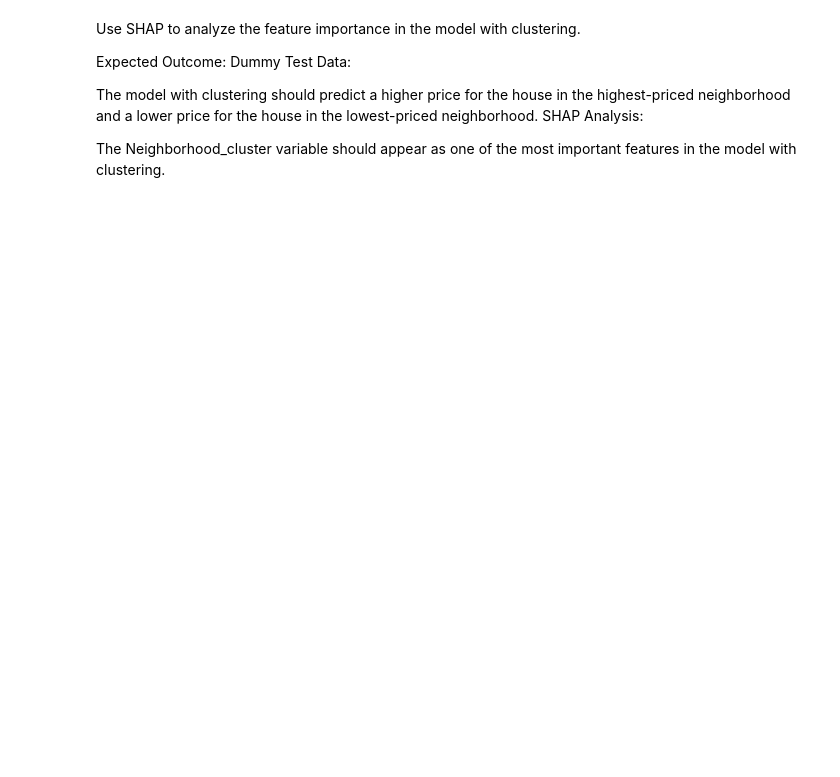
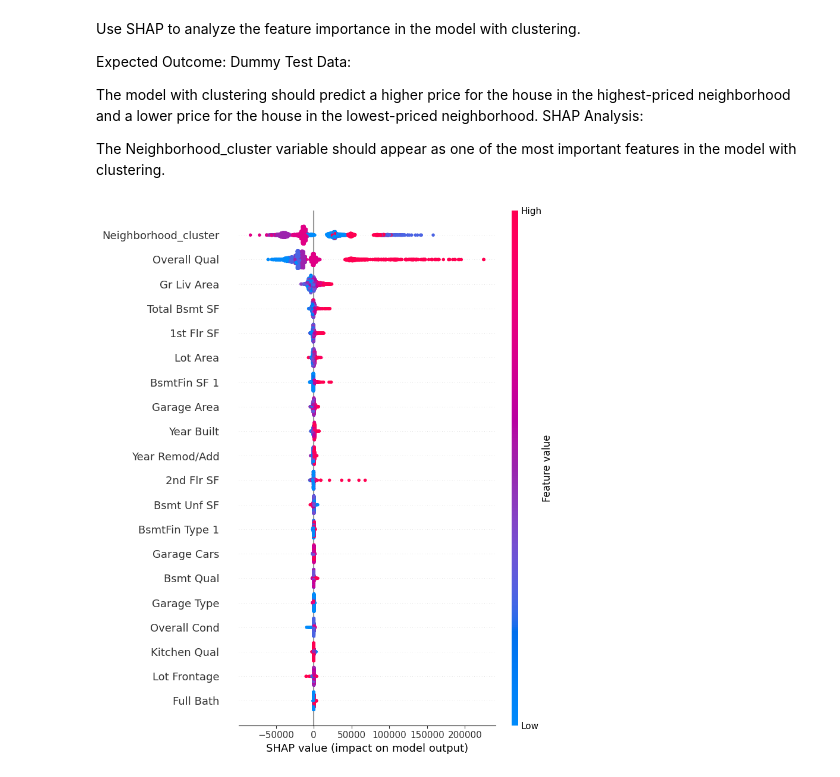
Before and after one commit to M0KANE/ML_HousePriceAssignment, a Jupyter notebook: ML_HousePriceNotebook.ipynb, the cells around one changed output. Saved outputs shown, nothing was run; the diff lists cells and outputs as text; code cells hidden in the pictures; blank space fills up the shorter version.

```diff
--- a/ML_HousePriceNotebook.ipynb
+++ b/ML_HousePriceNotebook.ipynb
@@ -579,0 +531,29 @@ shap.summary_plot(shap_values, X_with_cluster)
+# %%
+import shap
+from sklearn.ensemble import RandomForestRegressor
+
+# Train model without clustering
+model_without_cluster = RandomForestRegressor(random_state=42)
+model_without_cluster.fit(X_without_cluster, y)
+
+# Train model with clustering
+model_with_cluster = RandomForestRegressor(random_state=42)
+model_with_cluster.fit(X_with_cluster, y)
+
+# Compute SHAP values for model_without_cluster
+explainer_without_cluster = shap.TreeExplainer(model_without_cluster)
+shap_values_without_cluster = explainer_without_cluster.shap_values(X_without_cluster)
+
+# Compute SHAP values for model_with_cluster
+explainer_with_cluster = shap.TreeExplainer(model_with_cluster)
+shap_values_with_cluster = explainer_with_cluster.shap_values(X_with_cluster)
+
+# Generate SHAP summary plot for model_without_cluster
+print("SHAP Summary Plot for Model Without Clustering:")
+shap.summary_plot(shap_values_without_cluster, X_without_cluster)
+
+# Generate SHAP summary plot for model_with_cluster
+print("SHAP Summary Plot for Model With Clustering:")
+shap.summary_plot(shap_values_with_cluster, X_with_cluster)
+# %% [output]
+[figure, added]
```
Also changed, not shown: parts of 5 cells of this notebook.
